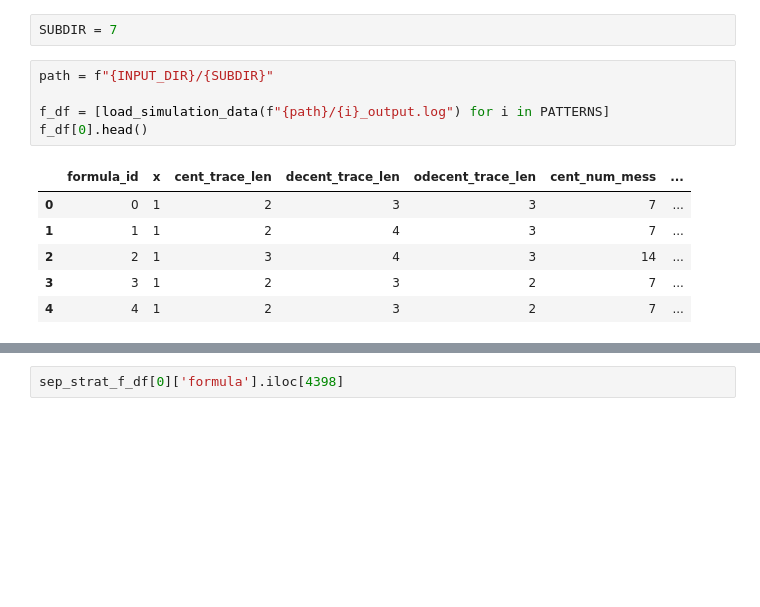
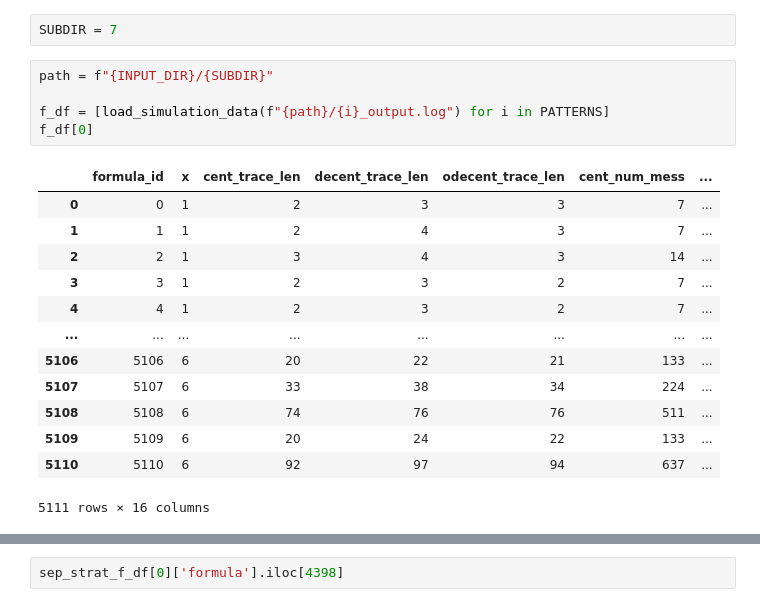
Before and after one commit to ennioVisco/predicting-decentmon, a Jupyter notebook: full_data_7.ipynb, the cells around one changed output, grey strips where cells are left out. Drawn from its saved outputs; the diff is of its cells as text; blank space fills up the shorter version.

```diff
--- a/full_data_7.ipynb
+++ b/full_data_7.ipynb
@@ -13,15 +13,22 @@ SUBDIR = 7
 # %%
 path = f"{INPUT_DIR}/{SUBDIR}"
 
 f_df = [load_simulation_data(f"{path}/{i}_output.log") for i in PATTERNS]
-f_df[0].head()
+f_df[0]
 # %% [output]
 |  | formula_id | x | cent_trace_len | decent_trace_len | odecent_trace_len | cent_num_mess | ... |
 | 0 | 0 | 1 | 2 | 3 | 3 | 7 | ... |
 | 1 | 1 | 1 | 2 | 4 | 3 | 7 | ... |
 | 2 | 2 | 1 | 3 | 4 | 3 | 14 | ... |
 | 3 | 3 | 1 | 2 | 3 | 2 | 7 | ... |
 | 4 | 4 | 1 | 2 | 3 | 2 | 7 | ... |
+| ... | ... | ... | ... | ... | ... | ... | ... |
+| 5106 | 5106 | 6 | 20 | 22 | 21 | 133 | ... |
+| 5107 | 5107 | 6 | 33 | 38 | 34 | 224 | ... |
+| 5108 | 5108 | 6 | 74 | 76 | 76 | 511 | ... |
+| 5109 | 5109 | 6 | 20 | 24 | 22 | 133 | ... |
+| 5110 | 5110 | 6 | 92 | 97 | 94 | 637 | ... |
+5111 rows × 16 columns
 # %%
 strategies_f_df = [split_by_dictionary(f_df[i], STRATEGIES) for i in PATTERNS]
 
```
Also changed, not shown: parts of 3 cells of this notebook, 8 other files.
